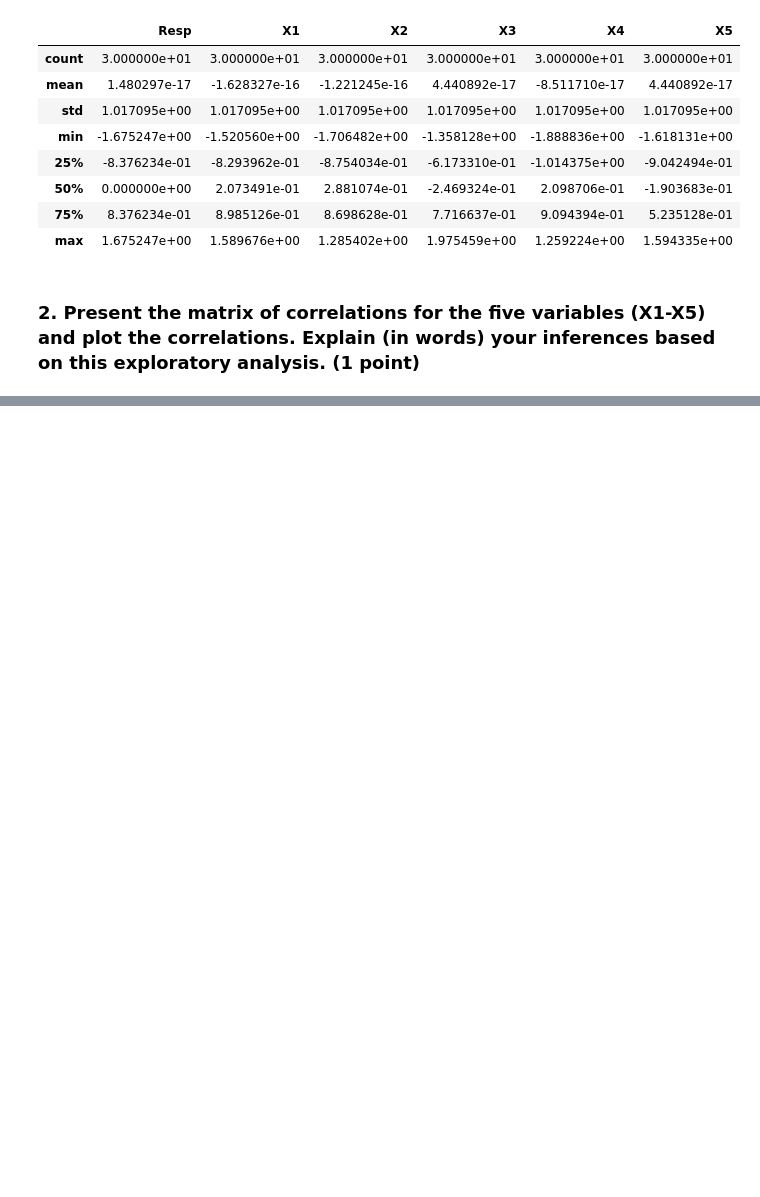
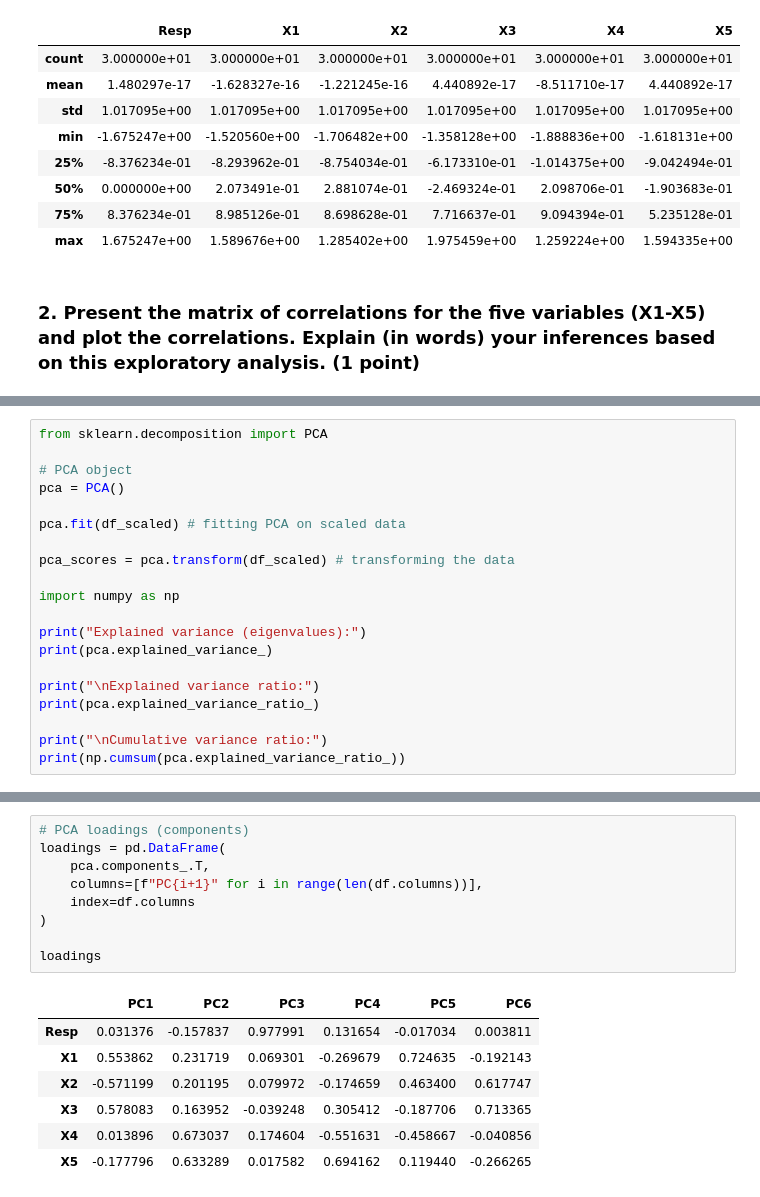
Before and after one commit to CharlotteLeBihan18/Assignment_5, a Jupyter notebook: Assignement.ipynb, the cells around one changed output, grey strips where cells are left out. Drawn from its saved outputs; the diff is of its cells as text; blank space fills up the shorter version.

```diff
--- a/Assignement.ipynb
+++ b/Assignement.ipynb
@@ -73,0 +77,20 @@ Overall, the matrix shows meaningful relationships between variables, with two u
+# %%
+from sklearn.decomposition import PCA
+
+# PCA object
+pca = PCA()
+
+pca.fit(df_scaled) # fitting PCA on scaled data
+
+pca_scores = pca.transform(df_scaled) # transforming the data
+
+import numpy as np
+
+print("Explained variance (eigenvalues):")
+print(pca.explained_variance_)
+
+print("\nExplained variance ratio:")
+print(pca.explained_variance_ratio_)
+
+print("\nCumulative variance ratio:")
+print(np.cumsum(pca.explained_variance_ratio_))
@@ -73,0 +106,17 @@ Overall, the matrix shows meaningful relationships between variables, with two u
+# %%
+# PCA loadings (components)
+loadings = pd.DataFrame(
+    pca.components_.T,
+    columns=[f"PC{i+1}" for i in range(len(df.columns))],
+    index=df.columns
+)
+
+loadings
+# %% [output]
+|  | PC1 | PC2 | PC3 | PC4 | PC5 | PC6 |
+| Resp | 0.031376 | -0.157837 | 0.977991 | 0.131654 | -0.017034 | 0.003811 |
+| X1 | 0.553862 | 0.231719 | 0.069301 | -0.269679 | 0.724635 | -0.192143 |
+| X2 | -0.571199 | 0.201195 | 0.079972 | -0.174659 | 0.463400 | 0.617747 |
+| X3 | 0.578083 | 0.163952 | -0.039248 | 0.305412 | -0.187706 | 0.713365 |
+| X4 | 0.013896 | 0.673037 | 0.174604 | -0.551631 | -0.458667 | -0.040856 |
+| X5 | -0.177796 | 0.633289 | 0.017582 | 0.694162 | 0.119440 | -0.266265 |
```
Also changed, not shown: parts of 3 cells of this notebook.
